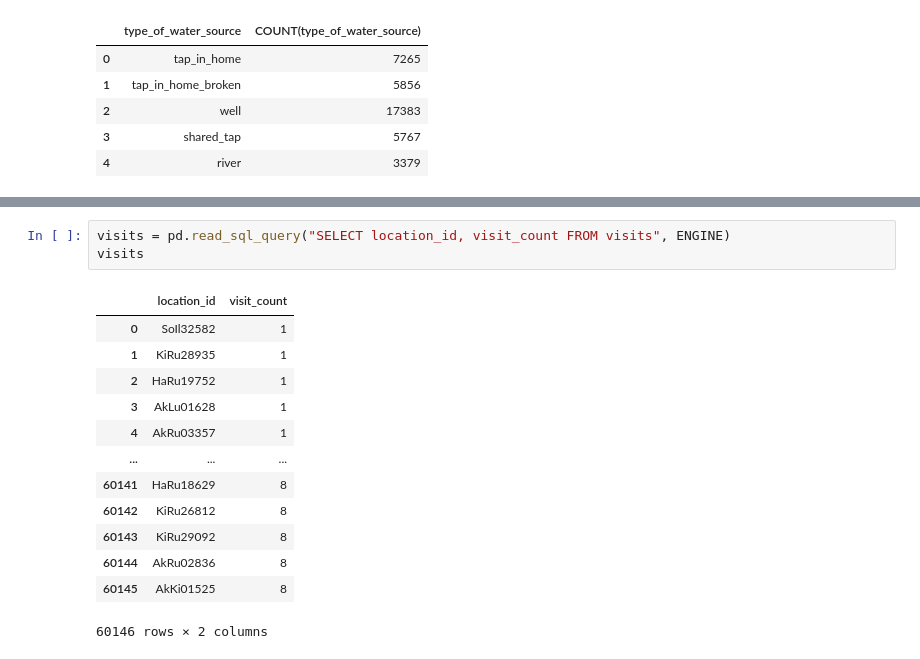
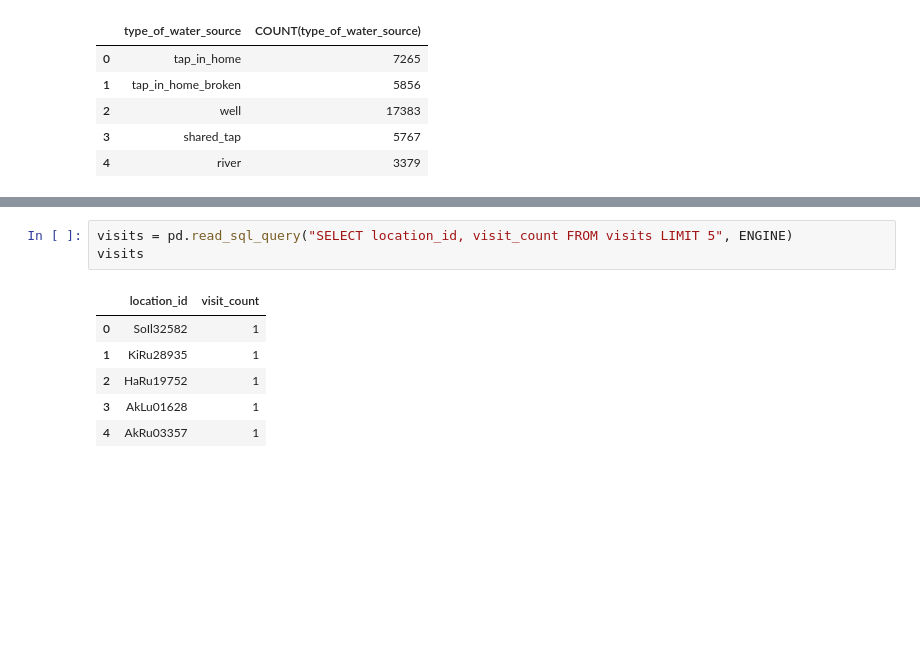
Before and after one commit to felixmuinde/Databases3.2, a Jupyter notebook: 01-assignment1.ipynb, the cells around one changed output, grey strips where cells are left out. Drawn from its saved outputs; the diff is of its cells as text; blank space fills up the shorter version.

```diff
--- a/01-assignment1.ipynb
+++ b/01-assignment1.ipynb
@@ -193,18 +193,11 @@ visits
 # %%
-visits = pd.read_sql_query("SELECT location_id, visit_count FROM visits", ENGINE)
+visits = pd.read_sql_query("SELECT location_id, visit_count FROM visits LIMIT 5", ENGINE)
 visits
 # %% [output]
 |  | location_id | visit_count |
 | 0 | SoIl32582 | 1 |
 | 1 | KiRu28935 | 1 |
 | 2 | HaRu19752 | 1 |
 | 3 | AkLu01628 | 1 |
 | 4 | AkRu03357 | 1 |
-| ... | ... | ... |
-| 60141 | HaRu18629 | 8 |
-| 60142 | KiRu26812 | 8 |
-| 60143 | KiRu29092 | 8 |
-| 60144 | AkRu02836 | 8 |
-| 60145 | AkKi01525 | 8 |
-60146 rows × 2 columns
 # %%
```
Also changed, not shown: parts of 3 cells of this notebook.
